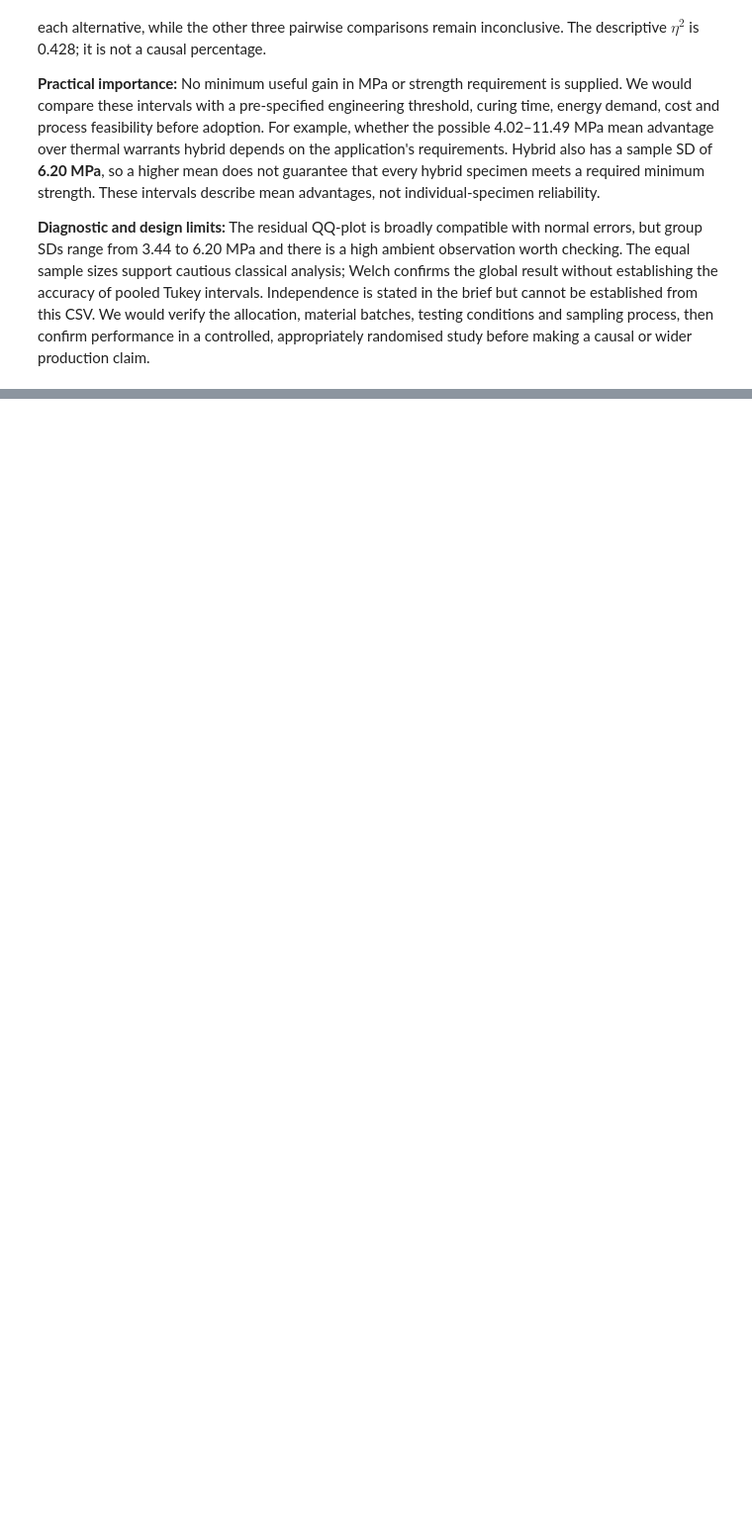
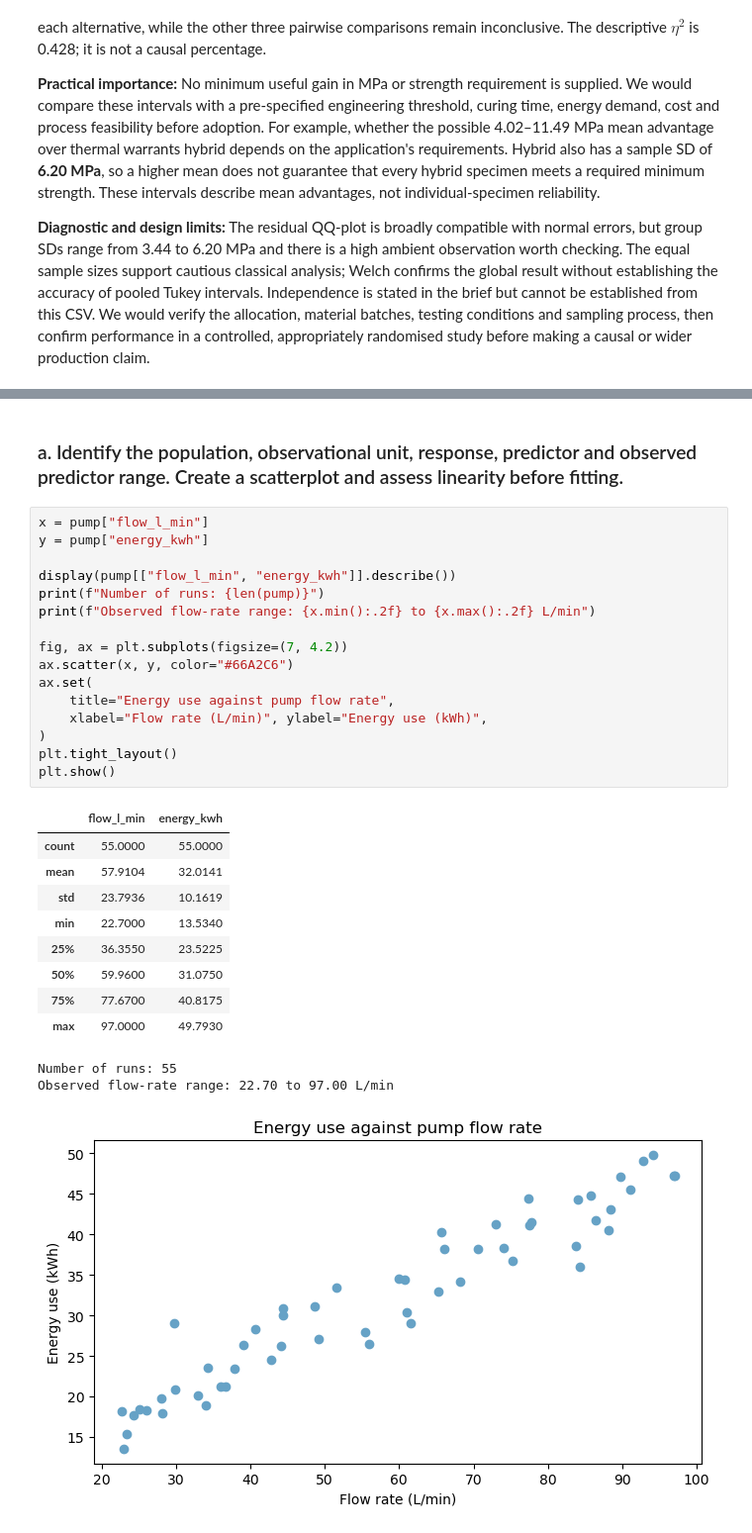
Before and after one commit to SnehaKoirala/STA_Assignments, a Jupyter notebook: Assignment5/Assignment5.ipynb, the cells around one changed output, grey strips where cells are left out. Shown at 99% size. Drawn from its saved outputs; the diff is of its cells as text; blank space fills up the shorter version.

```diff
--- a/Assignment5/Assignment5.ipynb
+++ b/Assignment5/Assignment5.ipynb
@@ -812,0 +736,31 @@ before relying on its coefficient inference or predictions.
+# %% [markdown]
+### a. Identify the population, observational unit, response, predictor and observed predictor range. Create a scatterplot and assess linearity before fitting.
+# %%
+x = pump["flow_l_min"]
+y = pump["energy_kwh"]
+
+display(pump[["flow_l_min", "energy_kwh"]].describe())
+print(f"Number of runs: {len(pump)}")
+print(f"Observed flow-rate range: {x.min():.2f} to {x.max():.2f} L/min")
+
+fig, ax = plt.subplots(figsize=(7, 4.2))
+ax.scatter(x, y, color="#66A2C6")
+ax.set(
+    title="Energy use against pump flow rate",
+    xlabel="Flow rate (L/min)", ylabel="Energy use (kWh)",
+)
+plt.tight_layout()
+plt.show()
+# %% [output]
+|  | flow_l_min | energy_kwh |
+| count | 55.0000 | 55.0000 |
+| mean | 57.9104 | 32.0141 |
+| std | 23.7936 | 10.1619 |
+| min | 22.7000 | 13.5340 |
+| 25% | 36.3550 | 23.5225 |
+| 50% | 59.9600 | 31.0750 |
+| 75% | 77.6700 | 40.8175 |
+| max | 97.0000 | 49.7930 |
+Number of runs: 55
+Observed flow-rate range: 22.70 to 97.00 L/min
+[figure, added]
```
Also changed, not shown: parts of 64 cells of this notebook, 1 other file.
